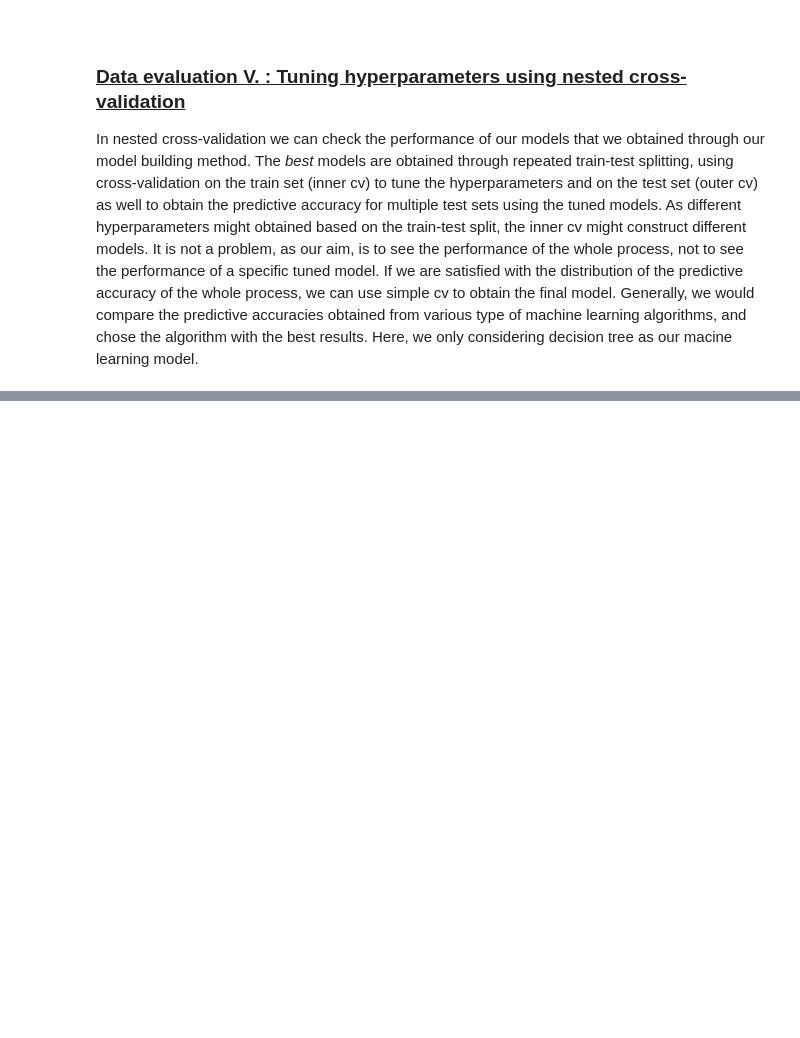
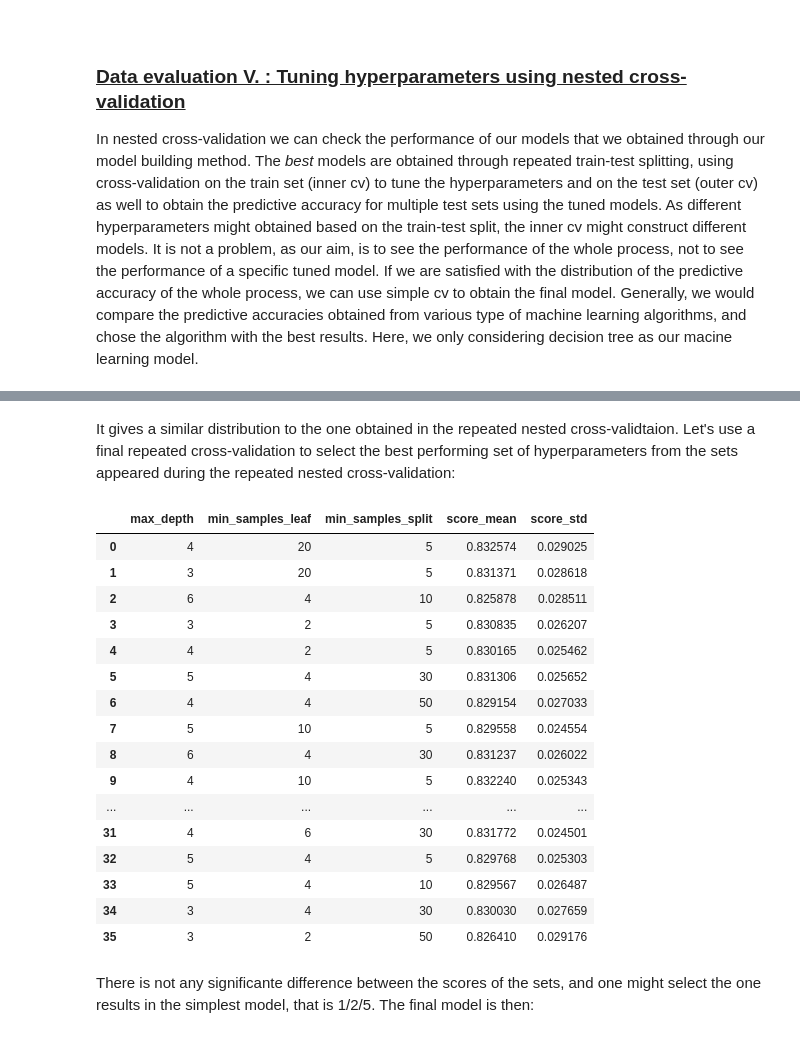
Before and after one commit to MMateo1120/machine_learning_tutorials, a Jupyter notebook: decision_tree.ipynb, the cells around one changed output, grey strips where cells are left out. Drawn from its saved outputs; the diff is of its cells as text; code cells hidden in the pictures; blank space fills up the shorter version.

```diff
--- a/decision_tree.ipynb
+++ b/decision_tree.ipynb
@@ -782,0 +876,40 @@ In nested cross-validation we can check the performance of our models that we ob
+# %% [markdown]
+It gives a similar distribution to the one obtained in the repeated nested cross-validtaion. Let's use a final repeated cross-validation to select the best performing set of hyperparameters from the sets appeared during the repeated nested cross-validation:
+# %%
+best_params_set = pd.DataFrame(best_params).drop_duplicates()
+score_mean = []
+score_std = []
+for row in range(best_params_set.shape[0]):
+    clf = tree.DecisionTreeClassifier(
+        max_depth=best_params_set.iloc[row, 0],
+        min_samples_leaf=best_params_set.iloc[row, 1],
+        min_samples_split=best_params_set.iloc[row, 2],
+        random_state=111,
+    )
+    cv = RepeatedKFold(random_state=111, n_repeats=20, n_splits=5)
+    score = cross_val_score(clf, X, y, cv=cv)
+    score_mean.append(np.mean(score))
+    score_std.append(np.std(score))
+
+best_params_score = pd.concat([best_params_set.reset_index(drop=True), pd.DataFrame({'score_mean': score_mean, 'score_std': score_std})],axis=1)
+best_params_score
+# %% [output]
+|  | max_depth | min_samples_leaf | min_samples_split | score_mean | score_std |
+| 0 | 4 | 20 | 5 | 0.832574 | 0.029025 |
+| 1 | 3 | 20 | 5 | 0.831371 | 0.028618 |
+| 2 | 6 | 4 | 10 | 0.825878 | 0.028511 |
+| 3 | 3 | 2 | 5 | 0.830835 | 0.026207 |
+| 4 | 4 | 2 | 5 | 0.830165 | 0.025462 |
+| 5 | 5 | 4 | 30 | 0.831306 | 0.025652 |
+| 6 | 4 | 4 | 50 | 0.829154 | 0.027033 |
+| 7 | 5 | 10 | 5 | 0.829558 | 0.024554 |
+| 8 | 6 | 4 | 30 | 0.831237 | 0.026022 |
+| 9 | 4 | 10 | 5 | 0.832240 | 0.025343 |
+| ... | ... | ... | ... | ... | ... |
+| 31 | 4 | 6 | 30 | 0.831772 | 0.024501 |
+| 32 | 5 | 4 | 5 | 0.829768 | 0.025303 |
+| 33 | 5 | 4 | 10 | 0.829567 | 0.026487 |
+| 34 | 3 | 4 | 30 | 0.830030 | 0.027659 |
+| 35 | 3 | 2 | 50 | 0.826410 | 0.029176 |
+# %% [markdown]
+There is not any significante difference between the scores of the sets, and one might select the one results in the simplest model, that is 1/2/5. The final model is then:
```
Also changed, not shown: parts of 14 cells of this notebook.
